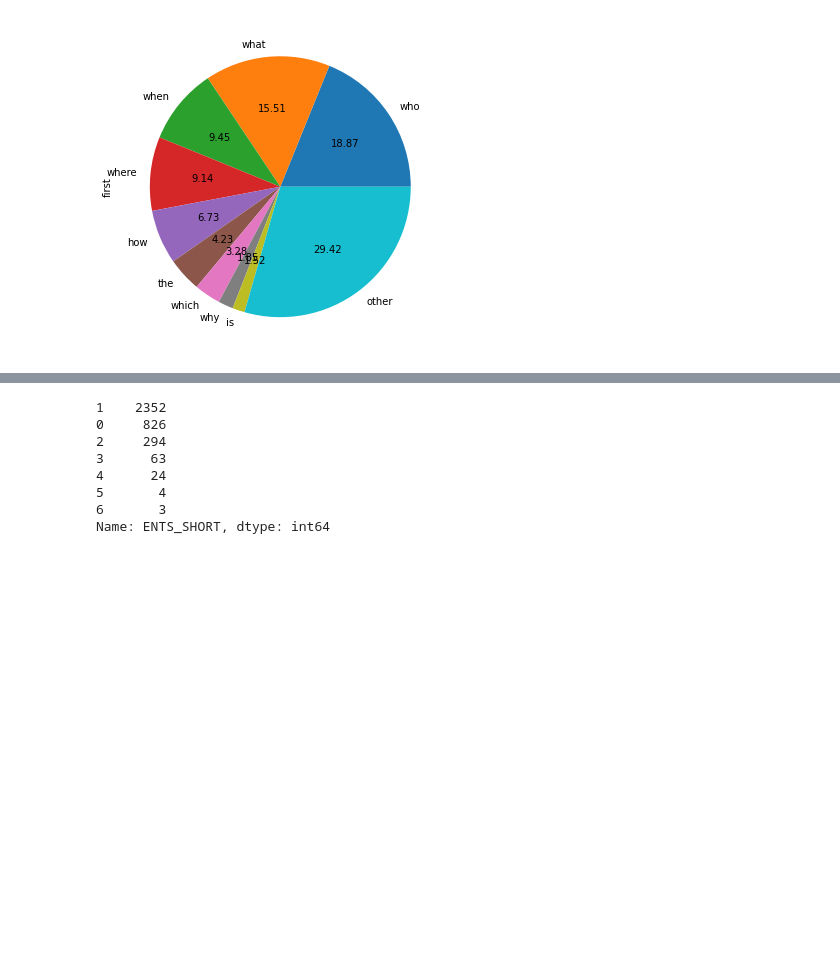
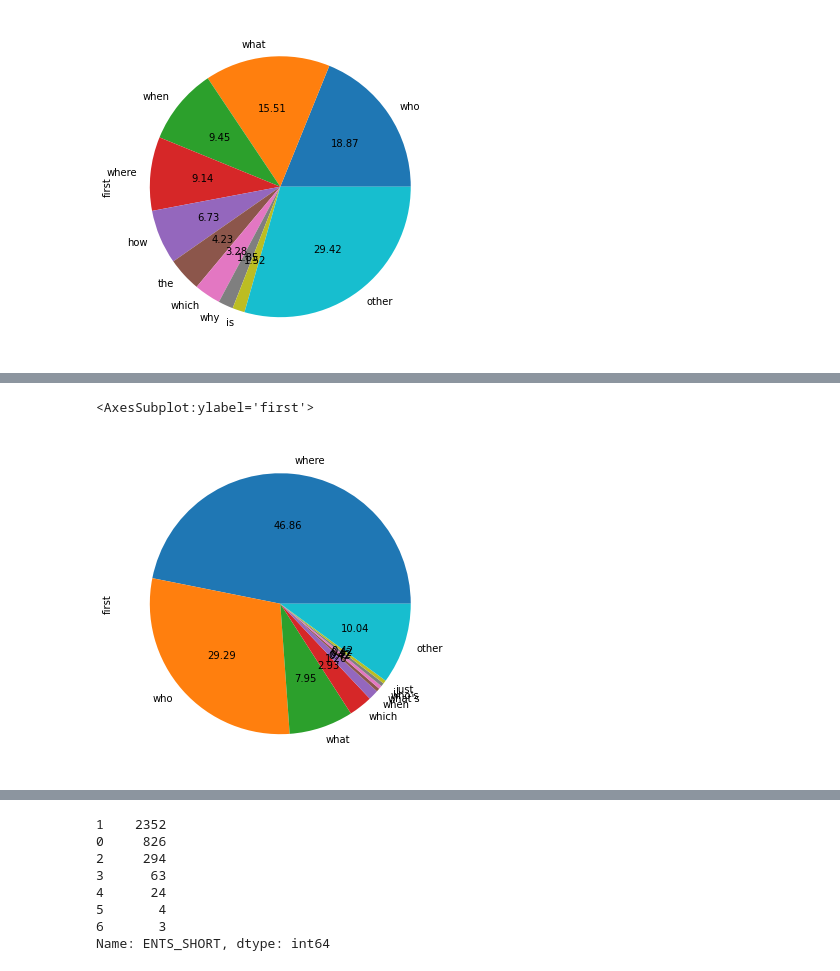
Before and after one commit to md-experiments/qa, a Jupyter notebook: Natural_Questions.ipynb, the cells around one changed output, grey strips where cells are left out. Cells and saved outputs as stored; diff of their text form; code cells hidden in the pictures; blank space fills up the shorter version.

```diff
--- a/Natural Questions.ipynb
+++ b/Natural_Questions.ipynb
@@ -74,2 +61,5 @@ def pie_chart_top(srs,top_n=5):
 # %%
-nq.df_qa[nq.df_qa.HAS_SHORT]['first'].value_counts().plot.pie(figsize=(6, 6),autopct='%.2f',)
+value_counts_top(nq.df_qa[nq.df_qa['ENTITY']=='GPE']['first'],top_n=9).plot.pie(figsize=(6, 6),autopct='%.2f',)
+# %% [output]
+<AxesSubplot:ylabel='first'>
+[figure, added]
```
Also changed, not shown: parts of 13 cells of this notebook, 10 other files.
